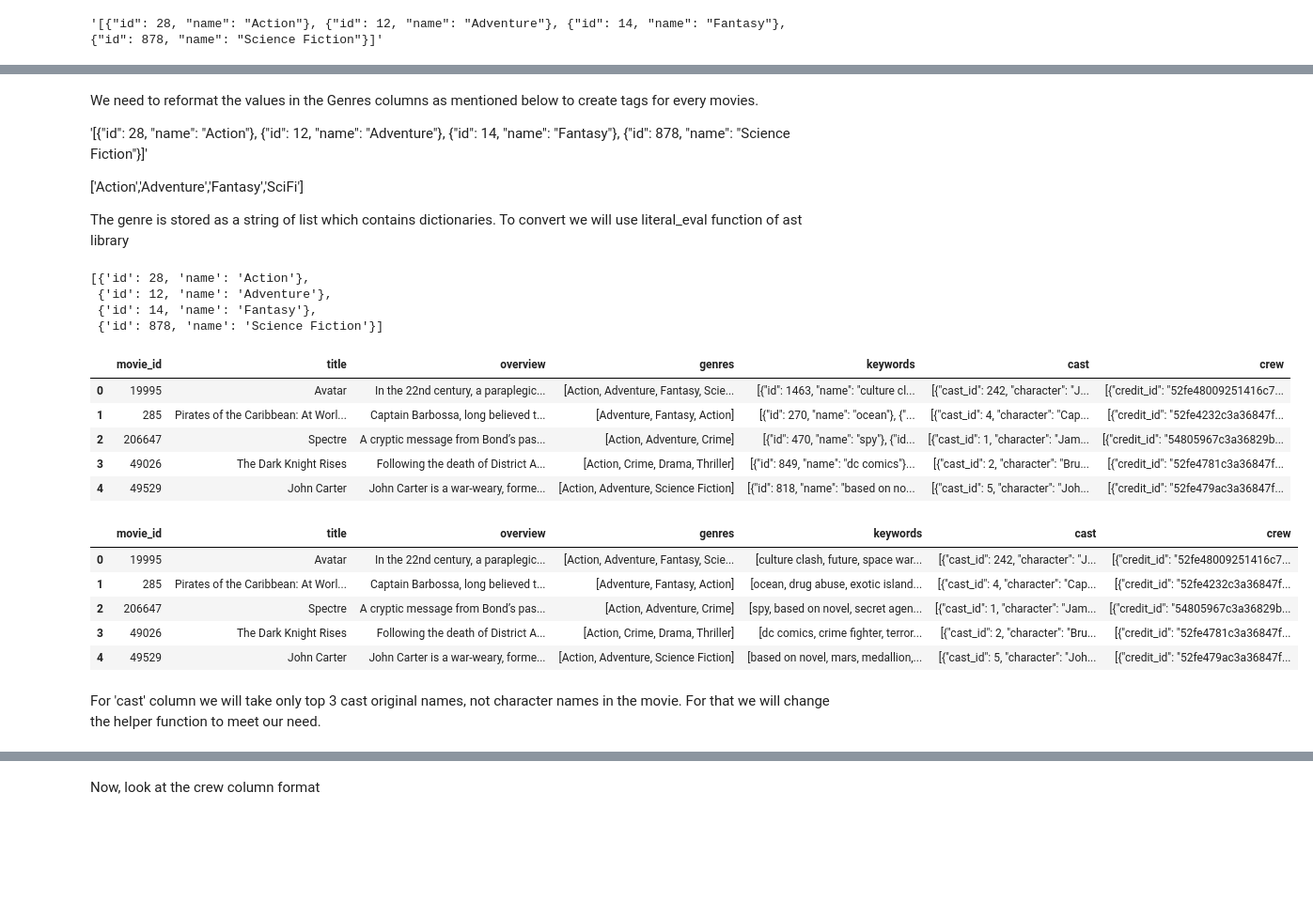
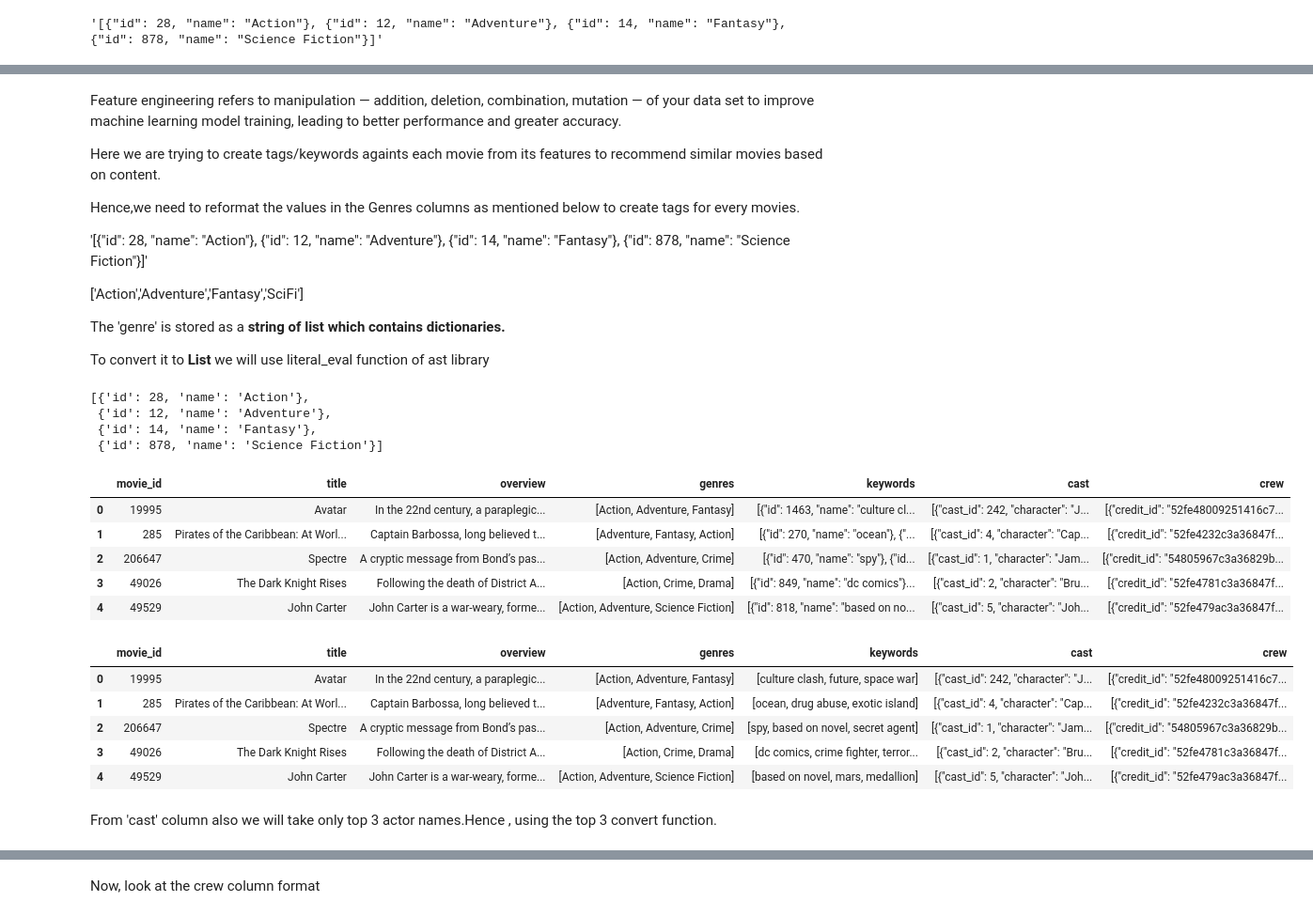
Before and after one commit to aniruddhapal/Content-based-Movie-Recommender-System, a Jupyter notebook: content-based-recommender-system.ipynb, the cells around one changed output, grey strips where cells are left out. Shown: that part at 94% size. Saved outputs shown, nothing was run; the diff lists cells and outputs as text; code cells hidden in the pictures; blank space fills up the shorter version.

Commit message:
Kaggle Notebook | Content based Recommender System | Version 7

```diff
--- a/content-based-recommender-system.ipynb
+++ b/content-based-recommender-system.ipynb
@@ -119,12 +134,18 @@ movies.iloc[0].genres
 # %% [markdown]
-We need to reformat the values in the Genres columns as mentioned below to create tags for every movies.
+Feature engineering refers to manipulation — addition, deletion, combination, mutation — of your data set to improve machine learning model training, leading to better performance and greater accuracy.
+
+Here we are trying to create tags/keywords againts each movie from its features to recommend similar movies based on content.
+
+Hence,we need to reformat the values in the Genres columns as mentioned below to create tags for every movies.
 
 '[{"id": 28, "name": "Action"}, {"id": 12, "name": "Adventure"}, {"id": 14, "name": "Fantasy"}, {"id": 878, "name": "Science Fiction"}]'
 
 
 ['Action','Adventure','Fantasy','SciFi']
 
-The genre is stored as a string of list which contains dictionaries. To convert we will use literal_eval function of ast library
+The 'genre' is stored as a **string of list which contains dictionaries.**
+
+To convert it to **List** we will use literal_eval function of ast library
 # %%
 import ast
 ast.literal_eval('[{"id": 28, "name": "Action"}, {"id": 12, "name": "Adventure"}, {"id": 14, "name": "Fantasy"}, {"id": 878, "name": "Science Fiction"}]'
@@ -135,35 +156,36 @@ ast.literal_eval('[{"id": 28, "name": "Action"}, {"id": 12, "name": "Adventure"}
  {'id': 14, 'name': 'Fantasy'},
  {'id': 878, 'name': 'Science Fiction'}]
 # %%
-#Creating a helper funtion to convert the column
-
-def convert(obj):
-    L=[]
-    for i in ast.literal_eval(obj):
-        L.append(i['name'])
+def convert_top_3(obj):
+    L = []
+    counter = 0
+    for i in eval(obj):
+        if counter != 3:
+            L.append(i['name'])
+            counter += 1
+        else:
+            break
     return L
 # %%
 #Applying the helper function to the column
-movies['genres']=movies.genres.apply(convert)
+movies['genres']=movies.genres.apply(convert_top_3)
 # %%
 movies.head()
 # %% [output]
 |  | movie_id | title | overview | genres | keywords | cast | crew |
-| 0 | 19995 | Avatar | In the 22nd century, a paraplegic... | [Action, Adventure, Fantasy, Scie... | [{"id": 1463, "name": "culture cl... | [{"cast_id": 242, "character": "J... | [{"credit_id": "52fe48009251416c7... |
+| 0 | 19995 | Avatar | In the 22nd century, a paraplegic... | [Action, Adventure, Fantasy] | [{"id": 1463, "name": "culture cl... | [{"cast_id": 242, "character": "J... | [{"credit_id": "52fe48009251416c7... |
 | 1 | 285 | Pirates of the Caribbean: At Worl... | Captain Barbossa, long believed t... | [Adventure, Fantasy, Action] | [{"id": 270, "name": "ocean"}, {"... | [{"cast_id": 4, "character": "Cap... | [{"credit_id": "52fe4232c3a36847f... |
 | 2 | 206647 | Spectre | A cryptic message from Bond’s pas... | [Action, Adventure, Crime] | [{"id": 470, "name": "spy"}, {"id... | [{"cast_id": 1, "character": "Jam... | [{"credit_id": "54805967c3a36829b... |
-| 3 | 49026 | The Dark Knight Rises | Following the death of District A... | [Action, Crime, Drama, Thriller] | [{"id": 849, "name": "dc comics"}... | [{"cast_id": 2, "character": "Bru... | [{"credit_id": "52fe4781c3a36847f... |
+| 3 | 49026 | The Dark Knight Rises | Following the death of District A... | [Action, Crime, Drama] | [{"id": 849, "name": "dc comics"}... | [{"cast_id": 2, "character": "Bru... | [{"credit_id": "52fe4781c3a36847f... |
 | 4 | 49529 | John Carter | John Carter is a war-weary, forme... | [Action, Adventure, Science Fiction] | [{"id": 818, "name": "based on no... | [{"cast_id": 5, "character": "Joh... | [{"credit_id": "52fe479ac3a36847f... |
 # %%
 #Repeat the same formatting for keywords column
-movies['keywords']=movies['keywords'].apply(convert)
+movies['keywords']=movies['keywords'].apply(convert_top_3)
 movies.head()
 # %% [output]
 |  | movie_id | title | overview | genres | keywords | cast | crew |
-| 0 | 19995 | Avatar | In the 22nd century, a paraplegic... | [Action, Adventure, Fantasy, Scie... | [culture clash, future, space war... | [{"cast_id": 242, "character": "J... | [{"credit_id": "52fe48009251416c7... |
-| 1 | 285 | Pirates of the Caribbean: At Worl... | Captain Barbossa, long believed t... | [Adventure, Fantasy, Action] | [ocean, drug abuse, exotic island... | [{"cast_id": 4, "character": "Cap... | [{"credit_id": "52fe4232c3a36847f... |
-| 2 | 206647 | Spectre | A cryptic message from Bond’s pas... | [Action, Adventure, Crime] | [spy, based on novel, secret agen... | [{"cast_id": 1, "character": "Jam... | [{"credit_id": "54805967c3a36829b... |
-| 3 | 49026 | The Dark Knight Rises | Following the death of District A... | [Action, Crime, Drama, Thriller] | [dc comics, crime fighter, terror... | [{"cast_id": 2, "character": "Bru... | [{"credit_id": "52fe4781c3a36847f... |
-| 4 | 49529 | John Carter | John Carter is a war-weary, forme... | [Action, Adventure, Science Fiction] | [based on novel, mars, medallion,... | [{"cast_id": 5, "character": "Joh... | [{"credit_id": "52fe479ac3a36847f... |
+| 0 | 19995 | Avatar | In the 22nd century, a paraplegic... | [Action, Adventure, Fantasy] | [culture clash, future, space war] | [{"cast_id": 242, "character": "J... | [{"credit_id": "52fe48009251416c7... |
+| 1 | 285 | Pirates of the Caribbean: At Worl... | Captain Barbossa, long believed t... | [Adventure, Fantasy, Action] | [ocean, drug abuse, exotic island] | [{"cast_id": 4, "character": "Cap... | [{"credit_id": "52fe4232c3a36847f... |
+| 2 | 206647 | Spectre | A cryptic message from Bond’s pas... | [Action, Adventure, Crime] | [spy, based on novel, secret agent] | [{"cast_id": 1, "character": "Jam... | [{"credit_id": "54805967c3a36829b... |
+| 3 | 49026 | The Dark Knight Rises | Following the death of District A... | [Action, Crime, Drama] | [dc comics, crime fighter, terror... | [{"cast_id": 2, "character": "Bru... | [{"credit_id": "52fe4781c3a36847f... |
+| 4 | 49529 | John Carter | John Carter is a war-weary, forme... | [Action, Adventure, Science Fiction] | [based on novel, mars, medallion] | [{"cast_id": 5, "character": "Joh... | [{"credit_id": "52fe479ac3a36847f... |
-# %% [markdown]
-For 'cast' column we will take only top 3 cast original names, not character names in the movie. For that we will change the helper function to meet our need.
@@ -181,2 +192,4 @@ def convert3(obj):
+# %% [markdown]
+From 'cast' column also we will take only top 3 actor names.Hence , using the top 3 convert function.
 # %%
 #applying the helper funtion for cast column
```
Also changed, not shown: parts of 46 cells of this notebook.
